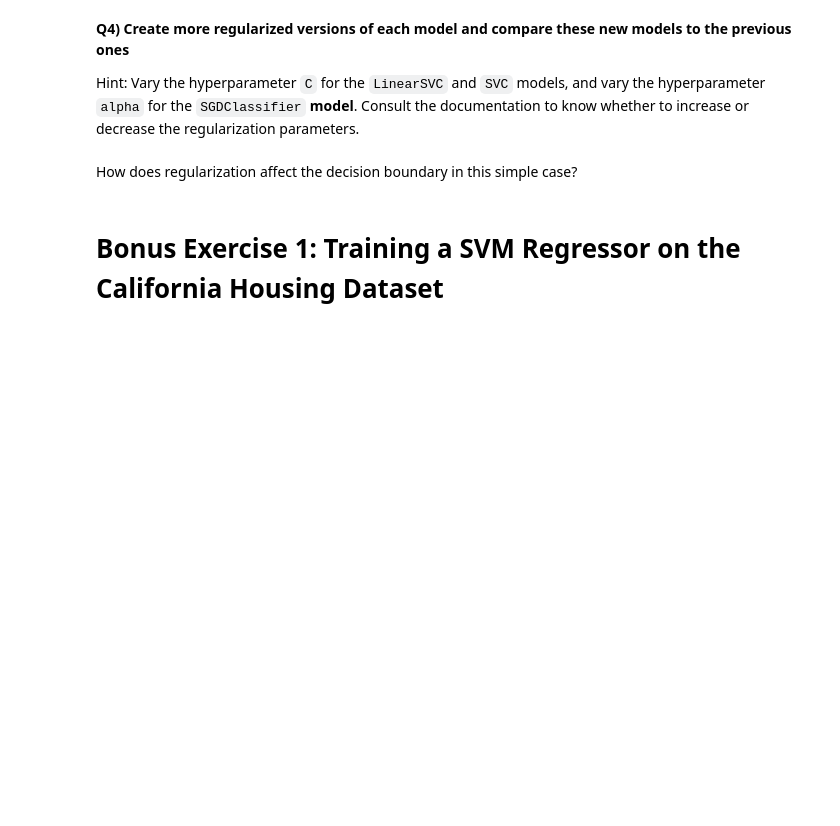
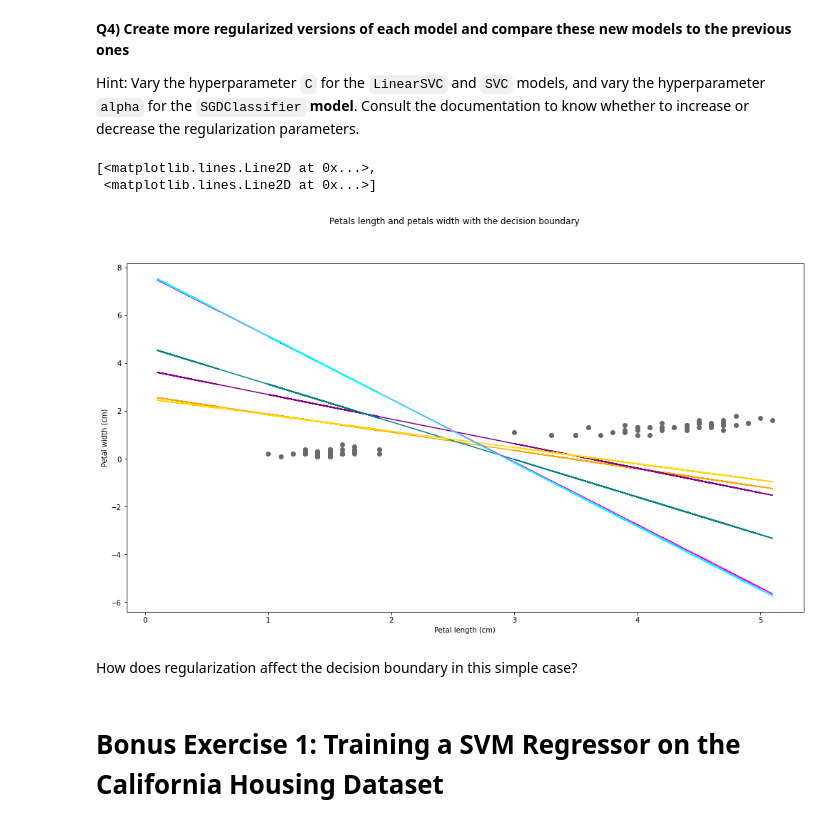
Before and after one commit to KeyvanDiba/2022_ML_Earth_Env_Sci, a Jupyter notebook: S3_1_SVM.ipynb, the cells around one changed output. Drawn from its saved outputs; the diff is of its cells as text; code cells hidden in the pictures; blank space fills up the shorter version.

```diff
--- a/S3_1_SVM.ipynb
+++ b/S3_1_SVM.ipynb
@@ -93,7 +127,19 @@ Hint: Here is the documentation for the [`SVC`](https://scikit-learn.org/stable/
 Hint: Vary the hyperparameter `C` for the `LinearSVC` and `SVC` models, and vary the hyperparameter `alpha` for the `SGDClassifier` **model**. Consult the documentation to know whether to increase or decrease the regularization parameters.
 # %%
 # Fit more regularized versions of the `LinearSVC` model
+svcLin2 = LinearSVC(C=0.2)
+svcLin2.fit(X,y)
+W3 = svcLin2.coef_[0]
+I3 = svcLin2.intercept_
 # %%
 # Fit more regularized versions of the `SVC` model
+svc2 = SVC(C = 0.1,kernel = 'linear')
+svc2.fit(X,y)
+W4 = svc2.coef_[0]
+I4 = svc2.intercept_
 # %%
 # Fit more regularized versions of the `SGDClassifier` model
+SGDC2 = SGDClassifier(alpha = 0.1)
+SGDC2.fit(X,y)
+W5 = SGDC2.coef_[0]
+I5 = SGDC2.intercept_
@@ -102,3 +146,26 @@ Hint: Vary the hyperparameter `C` for the `LinearSVC` and `SVC` models, and vary
+# %%
+# Compare the new decision boundaries to the old ones
+y_bound3 = -(W3[0]*X+I3[0]) / W3[1]
+y_bound4 = -(W4[0]*X+I4[0]) / W4[1]
+y_bound5 = -(W5[0]*X+I5[0]) / W5[1]
+
+fig, ax = plt.subplots(figsize=(17, 9))
+
+fig.suptitle('Petals length and petals width with the decision boundary')
+ax.set_xlabel("Petal length (cm)")
+ax.set_ylabel("Petal width (cm)")
+
+ax.scatter(X[:, 0],X[:, 1],c='dimgrey')
+ax.plot(X,y_bound,c='orange')
+ax.plot(X,y_bound1,c='darkmagenta')
+ax.plot(X,y_bound2,c='teal')
+ax.plot(X,y_bound3,c='gold')
+ax.plot(X,y_bound4,c='fuchsia')
+ax.plot(X,y_bound5,c='cyan')
+# %% [output]
+[<matplotlib.lines.Line2D at 0x...>,
+ <matplotlib.lines.Line2D at 0x...>]
+[figure, added]
 # %% [markdown]
 How does regularization affect the decision boundary in this simple case?
 # %% [markdown]
```
Also changed, not shown: parts of 10 cells of this notebook.
